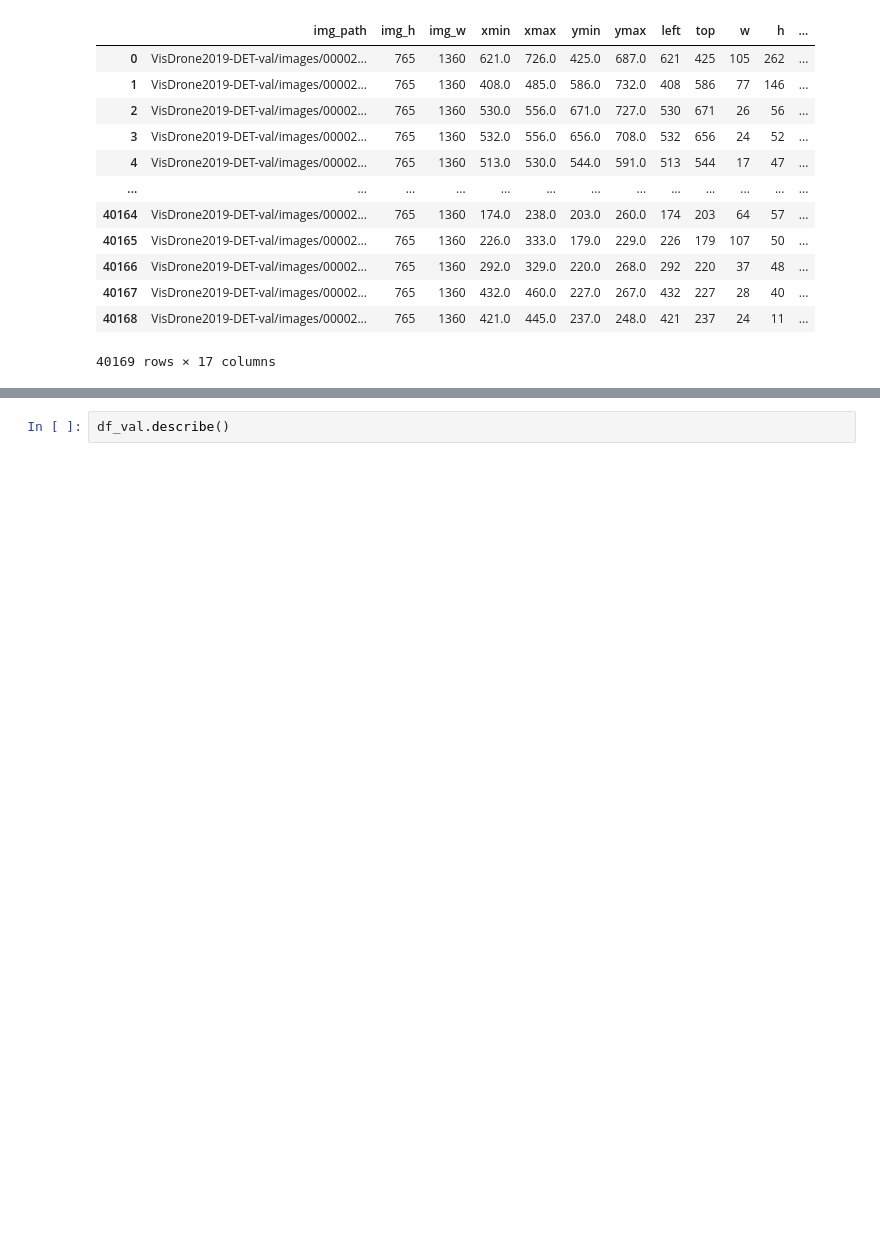
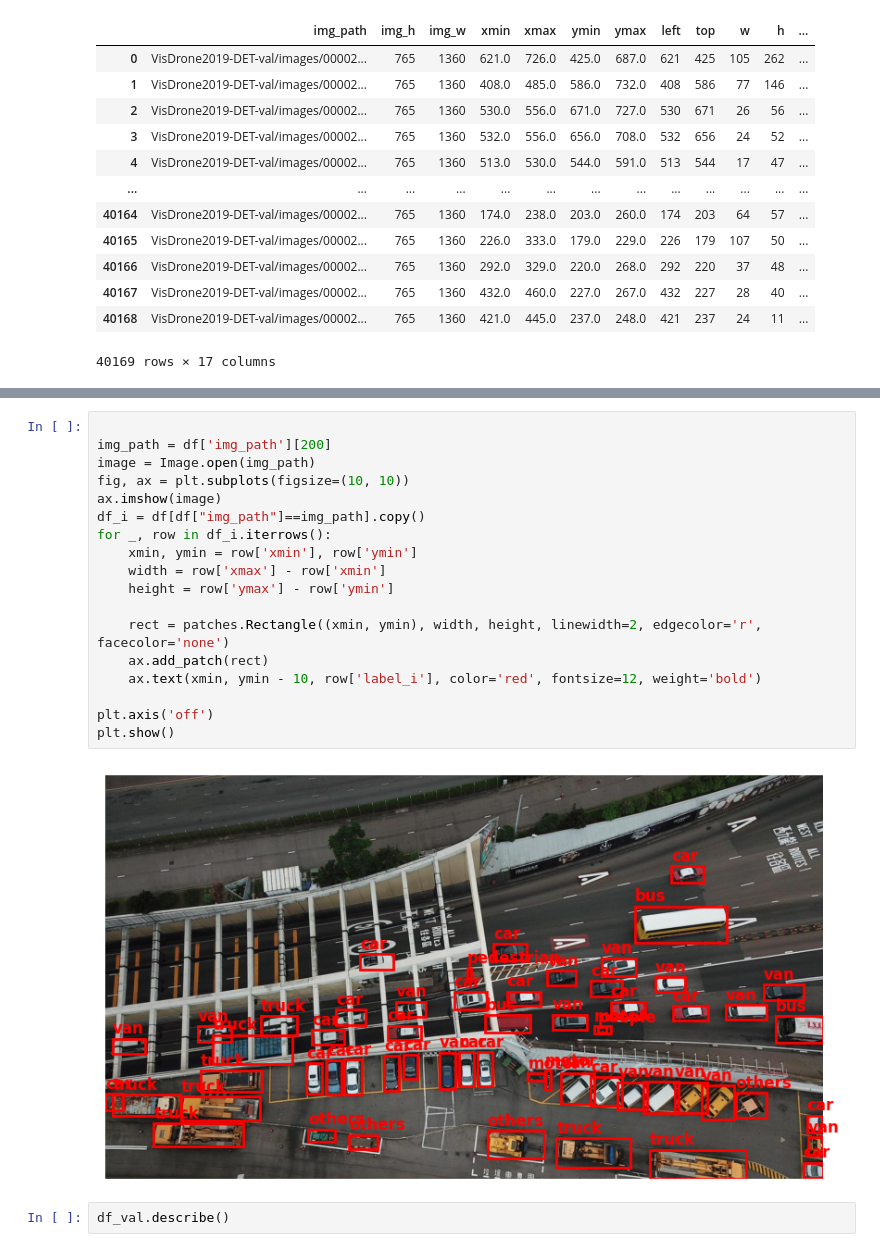
Before and after one commit to stevensmiley1989/DL_Visdrone, a Jupyter notebook: DTSA_5011_Final_Project.ipynb, the cells around one changed output, grey strips where cells are left out. Cells and saved outputs as stored; diff of their text form; blank space fills up the shorter version.

```diff
--- a/DTSA_5011_Final_Project.ipynb
+++ b/DTSA_5011_Final_Project.ipynb
@@ -252,3 +276,23 @@ df_val
+# %%
+
+img_path = df['img_path'][200]
+image = Image.open(img_path)
+fig, ax = plt.subplots(figsize=(10, 10))
+ax.imshow(image)
+df_i = df[df["img_path"]==img_path].copy()
+for _, row in df_i.iterrows():
+    xmin, ymin = row['xmin'], row['ymin']
+    width = row['xmax'] - row['xmin']
+    height = row['ymax'] - row['ymin']
+
+    rect = patches.Rectangle((xmin, ymin), width, height, linewidth=2, edgecolor='r', facecolor='none')
+    ax.add_patch(rect)
+    ax.text(xmin, ymin - 10, row['label_i'], color='red', fontsize=12, weight='bold')
+
+plt.axis('off')
+plt.show()
+# %% [output]
+[figure, added]
 # %%
 df_val.describe()
 # %% [output]
```
Also changed, not shown: parts of 4 cells of this notebook, 1 other file.
